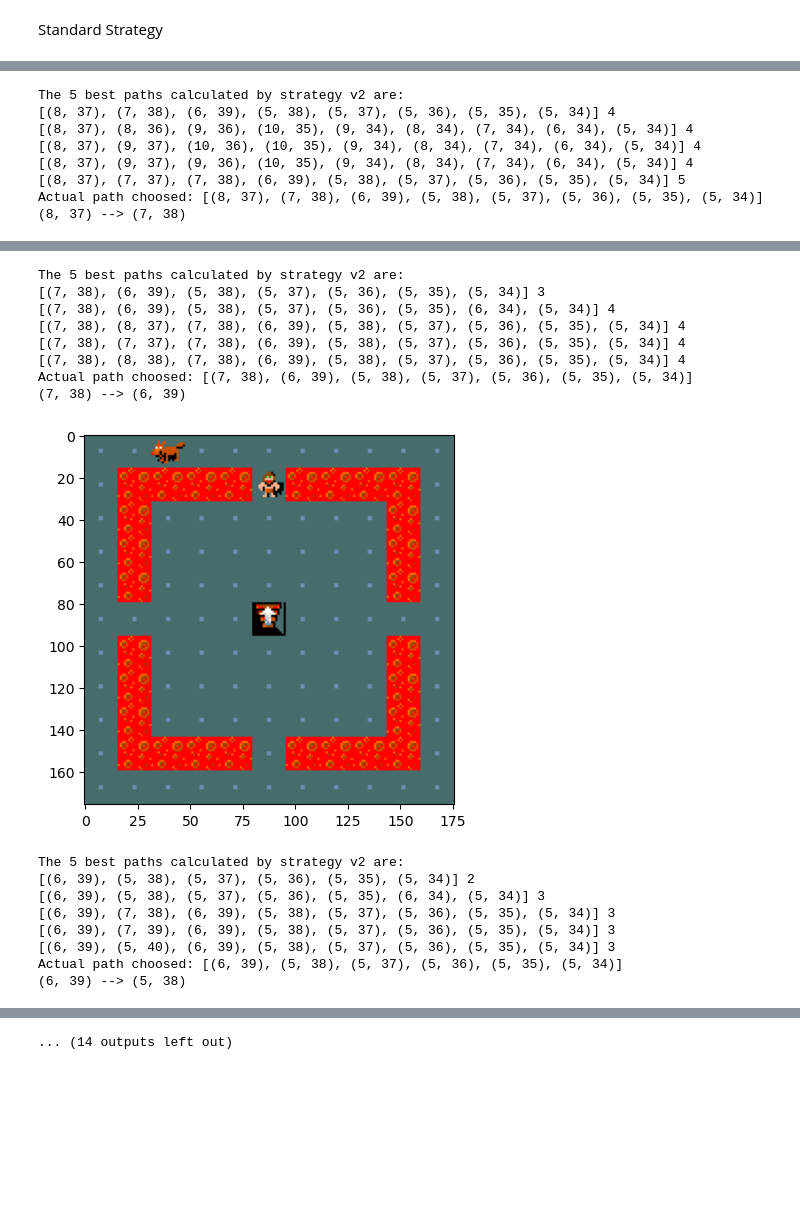
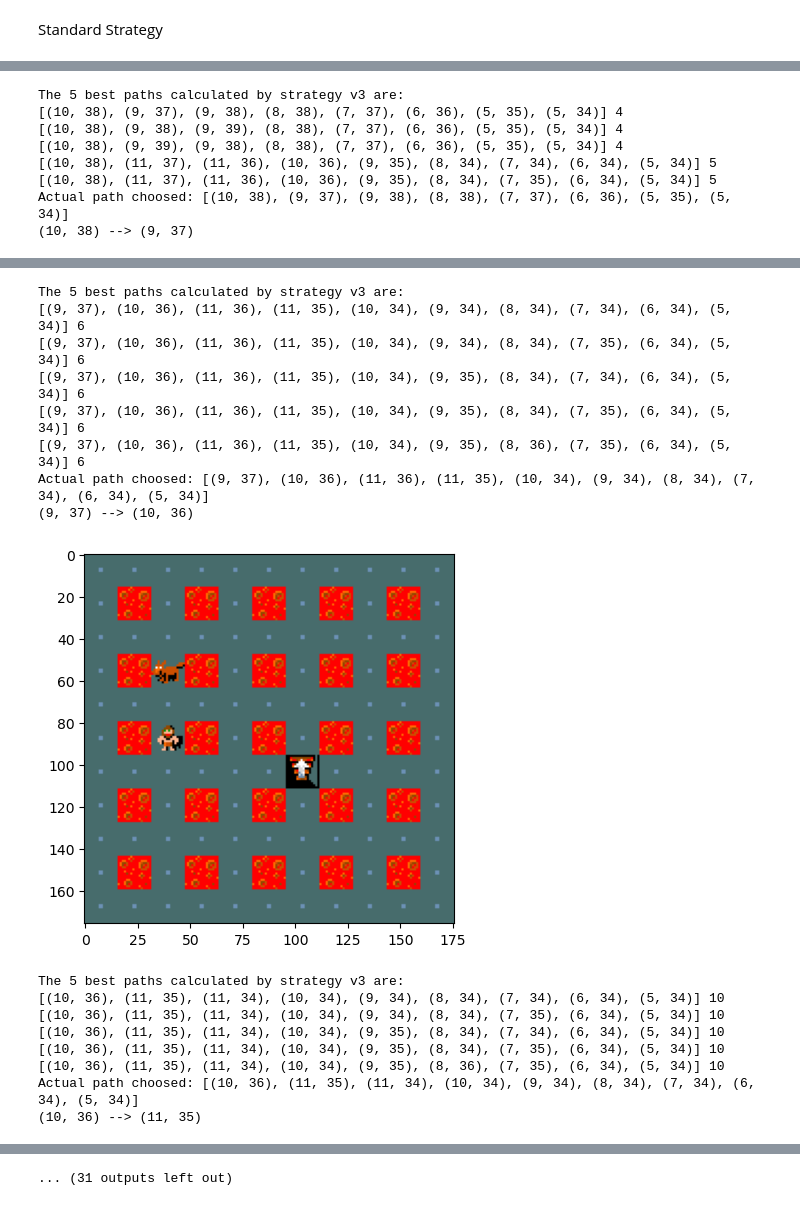
Before and after one commit to Selorm20/AIFProject, a Jupyter notebook: Main_original.ipynb, the cells around one changed output, grey strips where cells are left out. Saved outputs shown, nothing was run; the diff lists cells and outputs as text; code cells hidden in the pictures; blank space fills up the shorter version.

Commit message:
Added new levels, added worst_case euristic for safety_first

```diff
--- a/Main_original.ipynb
+++ b/Main_original.ipynb
@@ -10,6 +7,6 @@ sys.setrecursionlimit(200)
 # %% [markdown]
 Choose level get the map and create joystick
 # %%
-MapGame, Enviroment = CreateLevel1()
+MapGame, Enviroment = CreateLevel2()
 Joystick = Moving(Enviroment)
 # %% [output]
@@ -23,7 +20,7 @@ def SuccessorFunction(Point):
               (Point[0]-1, Point[1]),   (Point[0]+1, Point[1]),
               (Point[0]-1, Point[1]+1), (Point[0]+1, Point[1]+1),  (Point[0], Point[1]+1)]
 
-    return list(filter(lambda i: MapGame.get_position_symbol(i[0], i[1]) in [".","d","@"], Result))
+    return list(filter(lambda i: MapGame.get_position_symbol(i[0], i[1]) in [".","d","@","<",">"], Result))
 
 StrategyLogic = Strategy(SuccessorFunction)
 StrategyLogic.ActualGoal = (5, 34)  #<--------- Target
@@ -41,7 +38,7 @@ while(1):
         break
 
     else:
-        path, risk = StrategyLogic.Calculate(CharacterPosition, MonsterPositions,45, "v2", i)
+        path, risk = StrategyLogic.Calculate(CharacterPosition, MonsterPositions,45, "v3", i)
         if risk==0:
             path = StrategyLogic.GetActualPath()
             print(f"Found a 100/100 safe path: {path}")
@@ -80,8 +77,8 @@ Actual path choosed: [(9, 38), (8, 37), (9, 36), (10, 35), (9, 34), (8, 34), (7,
-The 5 best paths calculated by strategy v2 are:
-[(8, 37), (7, 38), (6, 39), (5, 38), (5, 37), (5, 36), (5, 35), (5, 34)] 4
-[(8, 37), (8, 36), (9, 36), (10, 35), (9, 34), (8, 34), (7, 34), (6, 34), (5, 34)] 4
-[(8, 37), (9, 37), (10, 36), (10, 35), (9, 34), (8, 34), (7, 34), (6, 34), (5, 34)] 4
-[(8, 37), (9, 37), (9, 36), (10, 35), (9, 34), (8, 34), (7, 34), (6, 34), (5, 34)] 4
-[(8, 37), (7, 37), (7, 38), (6, 39), (5, 38), (5, 37), (5, 36), (5, 35), (5, 34)] 5
-Actual path choosed: [(8, 37), (7, 38), (6, 39), (5, 38), (5, 37), (5, 36), (5, 35), (5, 34)]
-(8, 37) --> (7, 38)
+The 5 best paths calculated by strategy v3 are:
+[(10, 38), (9, 37), (9, 38), (8, 38), (7, 37), (6, 36), (5, 35), (5, 34)] 4
+[(10, 38), (9, 38), (9, 39), (8, 38), (7, 37), (6, 36), (5, 35), (5, 34)] 4
+[(10, 38), (9, 39), (9, 38), (8, 38), (7, 37), (6, 36), (5, 35), (5, 34)] 4
+[(10, 38), (11, 37), (11, 36), (10, 36), (9, 35), (8, 34), (7, 34), (6, 34), (5, 34)] 5
+[(10, 38), (11, 37), (11, 36), (10, 36), (9, 35), (8, 34), (7, 35), (6, 34), (5, 34)] 5
+Actual path choosed: [(10, 38), (9, 37), (9, 38), (8, 38), (7, 37), (6, 36), (5, 35), (5, 34)]
+(10, 38) --> (9, 37)
@@ -89,17 +86,17 @@ Actual path choosed: [(8, 37), (7, 38), (6, 39), (5, 38), (5, 37), (5, 36), (5,
-The 5 best paths calculated by strategy v2 are:
-[(7, 38), (6, 39), (5, 38), (5, 37), (5, 36), (5, 35), (5, 34)] 3
-[(7, 38), (6, 39), (5, 38), (5, 37), (5, 36), (5, 35), (6, 34), (5, 34)] 4
-[(7, 38), (8, 37), (7, 38), (6, 39), (5, 38), (5, 37), (5, 36), (5, 35), (5, 34)] 4
-[(7, 38), (7, 37), (7, 38), (6, 39), (5, 38), (5, 37), (5, 36), (5, 35), (5, 34)] 4
-[(7, 38), (8, 38), (7, 38), (6, 39), (5, 38), (5, 37), (5, 36), (5, 35), (5, 34)] 4
-Actual path choosed: [(7, 38), (6, 39), (5, 38), (5, 37), (5, 36), (5, 35), (5, 34)]
-(7, 38) --> (6, 39)
+The 5 best paths calculated by strategy v3 are:
+[(9, 37), (10, 36), (11, 36), (11, 35), (10, 34), (9, 34), (8, 34), (7, 34), (6, 34), (5, 34)] 6
+[(9, 37), (10, 36), (11, 36), (11, 35), (10, 34), (9, 34), (8, 34), (7, 35), (6, 34), (5, 34)] 6
+[(9, 37), (10, 36), (11, 36), (11, 35), (10, 34), (9, 35), (8, 34), (7, 34), (6, 34), (5, 34)] 6
+[(9, 37), (10, 36), (11, 36), (11, 35), (10, 34), (9, 35), (8, 34), (7, 35), (6, 34), (5, 34)] 6
+[(9, 37), (10, 36), (11, 36), (11, 35), (10, 34), (9, 35), (8, 36), (7, 35), (6, 34), (5, 34)] 6
+Actual path choosed: [(9, 37), (10, 36), (11, 36), (11, 35), (10, 34), (9, 34), (8, 34), (7, 34), (6, 34), (5, 34)]
+(9, 37) --> (10, 36)
-[figure, old version]
+[figure, new version]
-The 5 best paths calculated by strategy v2 are:
-[(6, 39), (5, 38), (5, 37), (5, 36), (5, 35), (5, 34)] 2
-[(6, 39), (5, 38), (5, 37), (5, 36), (5, 35), (6, 34), (5, 34)] 3
-[(6, 39), (7, 38), (6, 39), (5, 38), (5, 37), (5, 36), (5, 35), (5, 34)] 3
-[(6, 39), (7, 39), (6, 39), (5, 38), (5, 37), (5, 36), (5, 35), (5, 34)] 3
-[(6, 39), (5, 40), (6, 39), (5, 38), (5, 37), (5, 36), (5, 35), (5, 34)] 3
-Actual path choosed: [(6, 39), (5, 38), (5, 37), (5, 36), (5, 35), (5, 34)]
-(6, 39) --> (5, 38)
+The 5 best paths calculated by strategy v3 are:
+[(10, 36), (11, 35), (11, 34), (10, 34), (9, 34), (8, 34), (7, 34), (6, 34), (5, 34)] 10
+[(10, 36), (11, 35), (11, 34), (10, 34), (9, 34), (8, 34), (7, 35), (6, 34), (5, 34)] 10
+[(10, 36), (11, 35), (11, 34), (10, 34), (9, 35), (8, 34), (7, 34), (6, 34), (5, 34)] 10
+[(10, 36), (11, 35), (11, 34), (10, 34), (9, 35), (8, 34), (7, 35), (6, 34), (5, 34)] 10
+[(10, 36), (11, 35), (11, 34), (10, 34), (9, 35), (8, 36), (7, 35), (6, 34), (5, 34)] 10
+Actual path choosed: [(10, 36), (11, 35), (11, 34), (10, 34), (9, 34), (8, 34), (7, 34), (6, 34), (5, 34)]
+(10, 36) --> (11, 35)
@@ -115 +113 @@ Actual path choosed: [(5, 38), (6, 39), (5, 38), (5, 37), (5, 36), (5, 35), (5,
-... (14 outputs left out)
+... (31 outputs left out)
```
Also changed, not shown: parts of 3 cells of this notebook, 3 other files.
